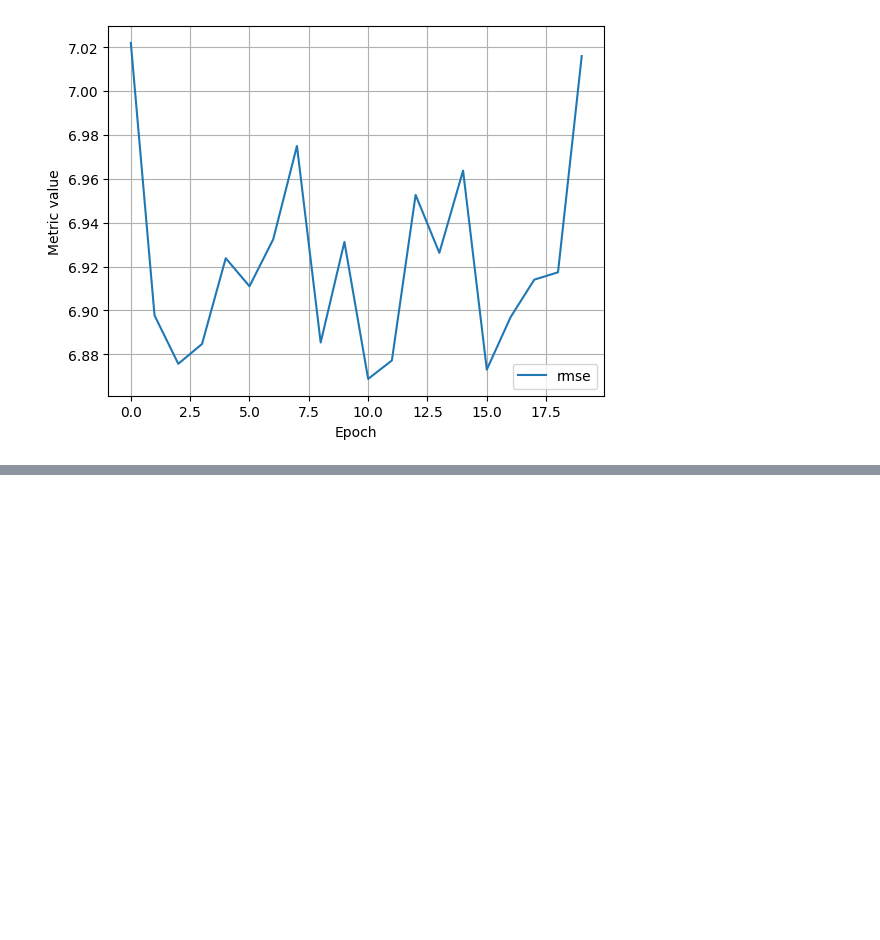
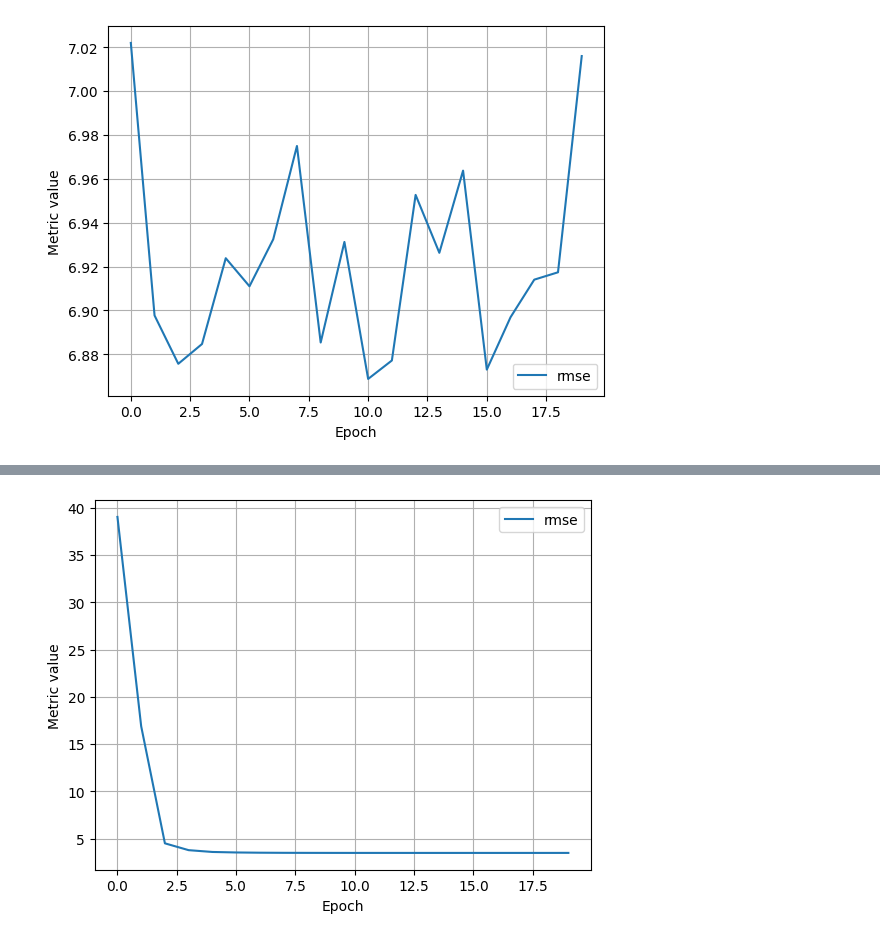
Before and after one commit to fotomain/py_labs_ai_crash_course, a Jupyter notebook: ai_taxi1.ipynb, the cells around one changed output, grey strips where cells are left out. Drawn from its saved outputs; the diff is of its cells as text; code cells hidden in the pictures; blank space fills up the shorter version.

```diff
--- a/ai_taxi1.ipynb
+++ b/ai_taxi1.ipynb
@@ -409,3 +409,25 @@ time, try increasing the number of epochs and eventually you should see the
 model converge.
 '''
 print(answer)
+# %%
+#@title Code - Experiment 3
+
+# The following variables are the hyperparameters.
+settings_3 = ml_edu.experiment.ExperimentSettings(
+    learning_rate = 0.001,
+    number_epochs = 20,
+    batch_size = 50,
+    input_features = ['TRIP_MILES', 'TRIP_MINUTES']
+)
+
+training_df['TRIP_MINUTES'] = training_df['TRIP_SECONDS']/60
+
+metrics = [keras.metrics.RootMeanSquaredError(name='rmse')]
+
+model_3 = create_model(settings_3, metrics)
+
+experiment_3 = train_model('two_features', model_3, training_df, 'FARE', settings_3)
+
+ml_edu.results.plot_experiment_metrics(experiment_3, ['rmse'])
+ml_edu.results.plot_model_predictions(experiment_3, training_df, 'FARE')
+# %% [output]
@@ -411,0 +452 @@ print(answer)
+[figure, added]
```
Also changed, not shown: parts of 1 cell of this notebook.
